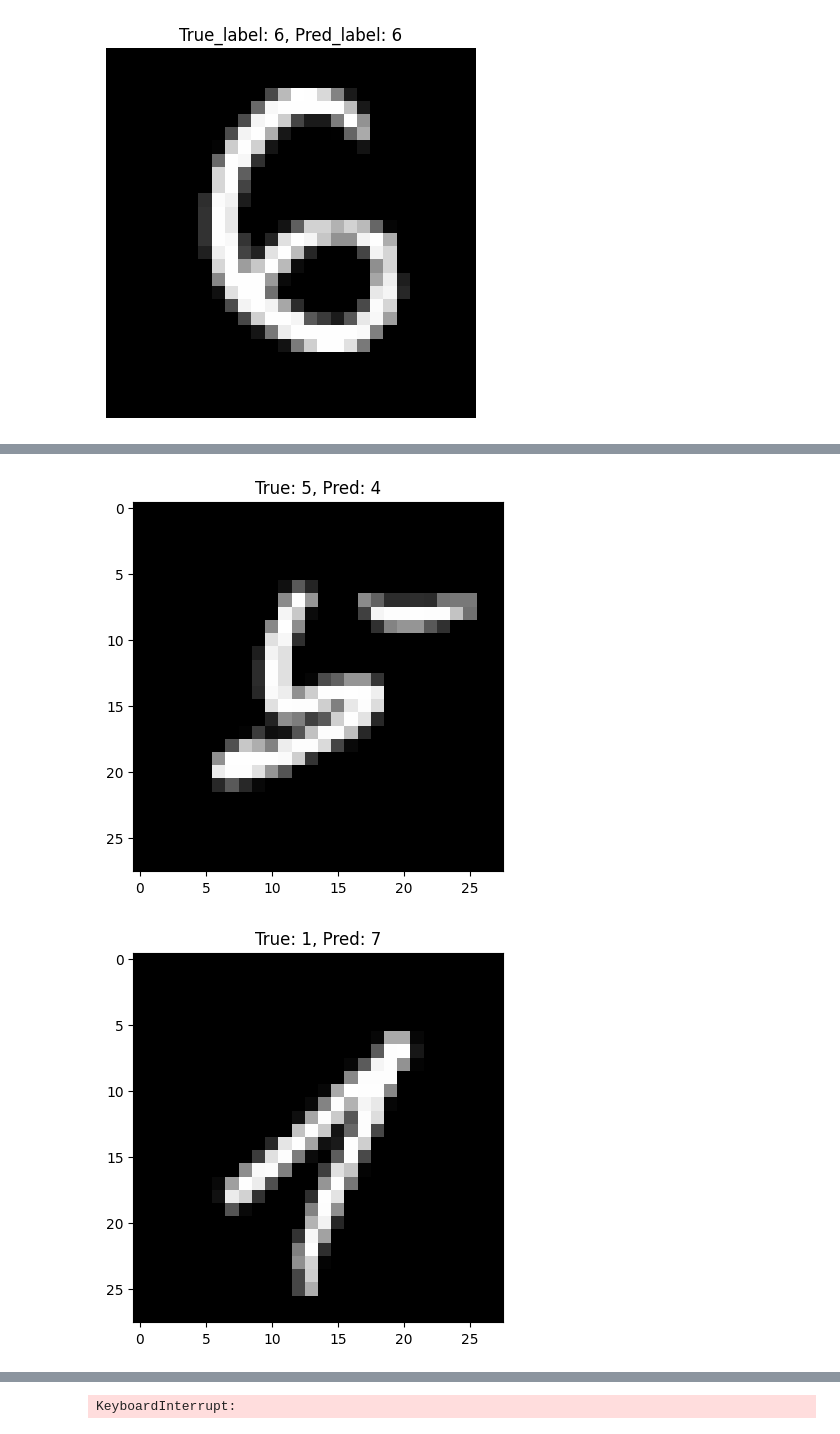
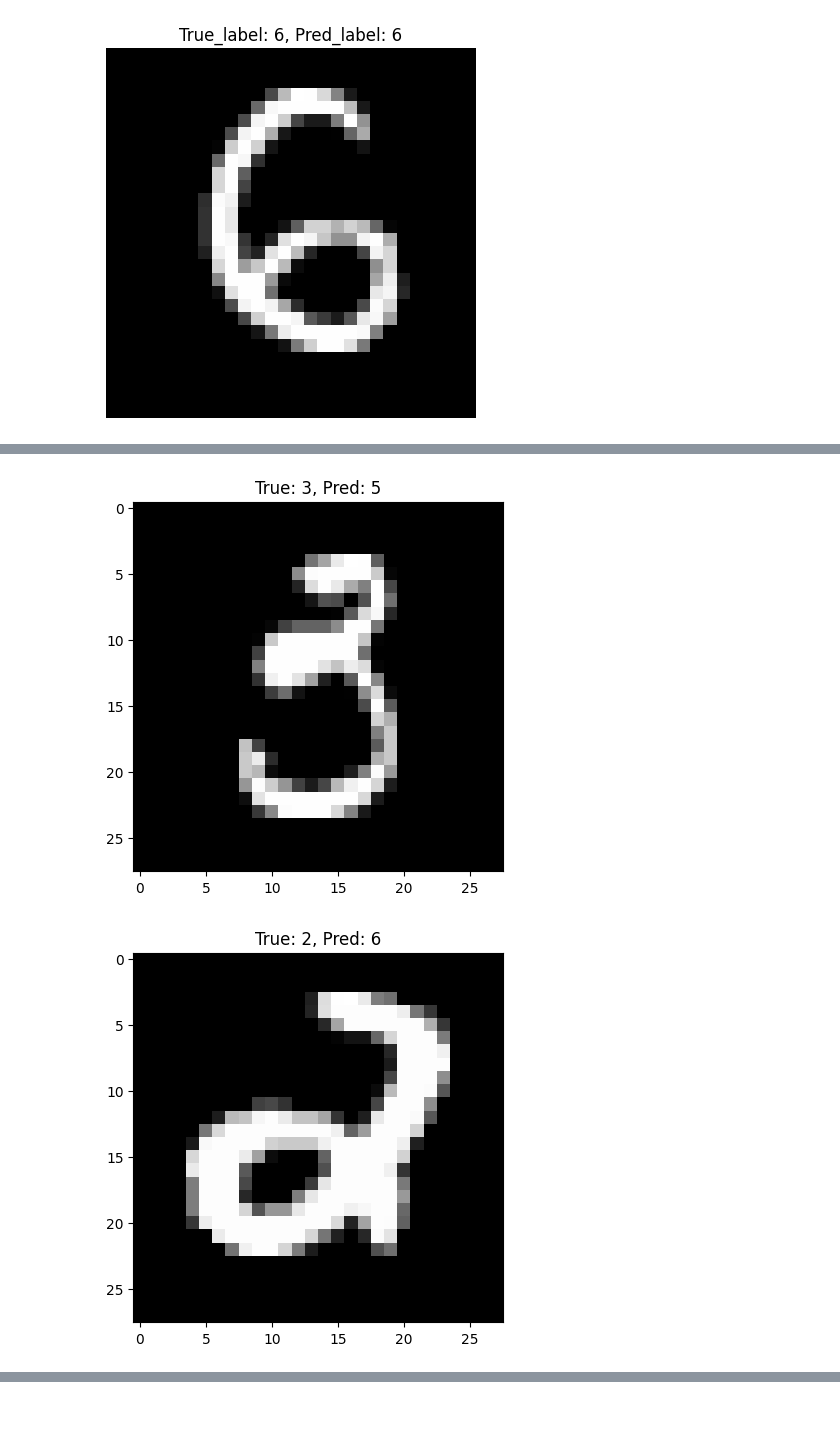
Before and after one commit to Pythrust/Foundational-Machine-Learning, a Jupyter notebook: notebooks/MNIST.ipynb, the cells around one changed output, grey strips where cells are left out. Saved outputs shown, nothing was run; the diff lists cells and outputs as text; code cells hidden in the pictures.

```diff
--- a/notebooks/MNIST.ipynb
+++ b/notebooks/MNIST.ipynb
@@ -239,5 +225,5 @@ print(errors[:10])
 # %%
-for i in list(errors):
+for i in list(errors[0:10]):
     plt.imshow(X_test[i].reshape(28, 28), cmap='gray')
     plt.title(f"True: {y_test_true[i]}, Pred: {y_test_pred[i]}")
     plt.show()
@@ -246,2 +232,2 @@ for i in list(errors):
-[figure, old version]
+[figure, new version]
-[figure, old version]
+[figure, new version]
@@ -257,4 +241,3 @@ for i in list(errors):
-KeyboardInterrupt:
 # %%
 errors2 = []
 
```
Also changed, not shown: parts of 9 cells of this notebook, 11 other files.
